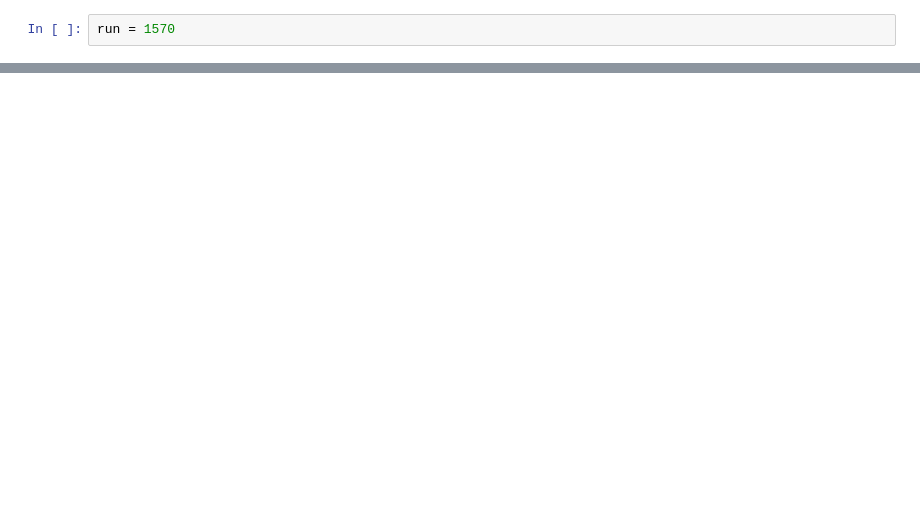
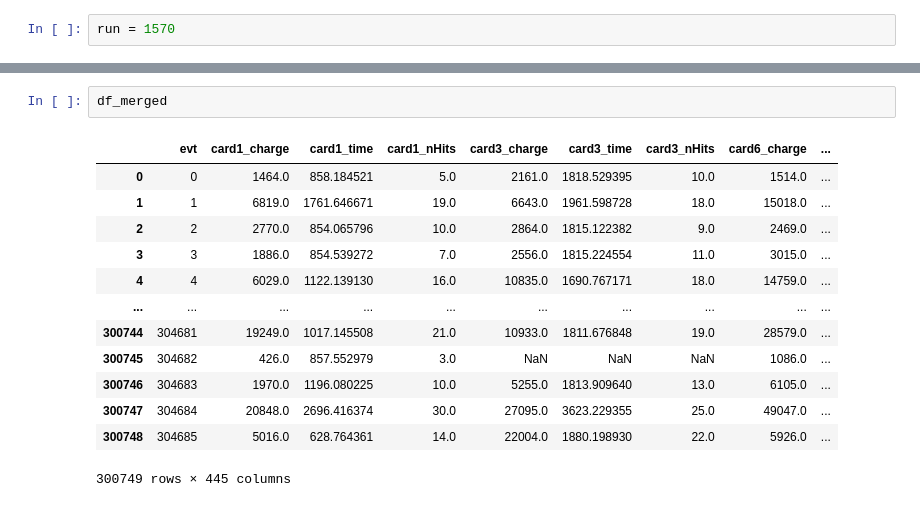
Before and after one commit to elenaramos44/WCTE_BRB_Data_Analysis, a Jupyter notebook: NB/testing_mpmt_dfs.ipynb, the cells around one changed output, grey strips where cells are left out. Cells and saved outputs as stored; diff of their text form; blank space fills up the shorter version.

```diff
--- a/NB/testing_mpmt_dfs.ipynb
+++ b/NB/testing_mpmt_dfs.ipynb
@@ -66,3 +80,19 @@ df_mpmt
+# %%
+df_merged
+# %% [output]
+|  | evt | card1_charge | card1_time | card1_nHits | card3_charge | card3_time | card3_nHits | card6_charge | ... |
+| 0 | 0 | 1464.0 | 858.184521 | 5.0 | 2161.0 | 1818.529395 | 10.0 | 1514.0 | ... |
+| 1 | 1 | 6819.0 | 1761.646671 | 19.0 | 6643.0 | 1961.598728 | 18.0 | 15018.0 | ... |
+| 2 | 2 | 2770.0 | 854.065796 | 10.0 | 2864.0 | 1815.122382 | 9.0 | 2469.0 | ... |
+| 3 | 3 | 1886.0 | 854.539272 | 7.0 | 2556.0 | 1815.224554 | 11.0 | 3015.0 | ... |
+| 4 | 4 | 6029.0 | 1122.139130 | 16.0 | 10835.0 | 1690.767171 | 18.0 | 14759.0 | ... |
+| ... | ... | ... | ... | ... | ... | ... | ... | ... | ... |
+| 300744 | 304681 | 19249.0 | 1017.145508 | 21.0 | 10933.0 | 1811.676848 | 19.0 | 28579.0 | ... |
+| 300745 | 304682 | 426.0 | 857.552979 | 3.0 | NaN | NaN | NaN | 1086.0 | ... |
+| 300746 | 304683 | 1970.0 | 1196.080225 | 10.0 | 5255.0 | 1813.909640 | 13.0 | 6105.0 | ... |
+| 300747 | 304684 | 20848.0 | 2696.416374 | 30.0 | 27095.0 | 3623.229355 | 25.0 | 49047.0 | ... |
+| 300748 | 304685 | 5016.0 | 628.764361 | 14.0 | 22004.0 | 1880.198930 | 22.0 | 5926.0 | ... |
+300749 rows × 445 columns
 # %%
 fig = plt.figure(figsize=(10, 7))
 
```
Also changed, not shown: parts of 9 cells of this notebook, 1 other file.
